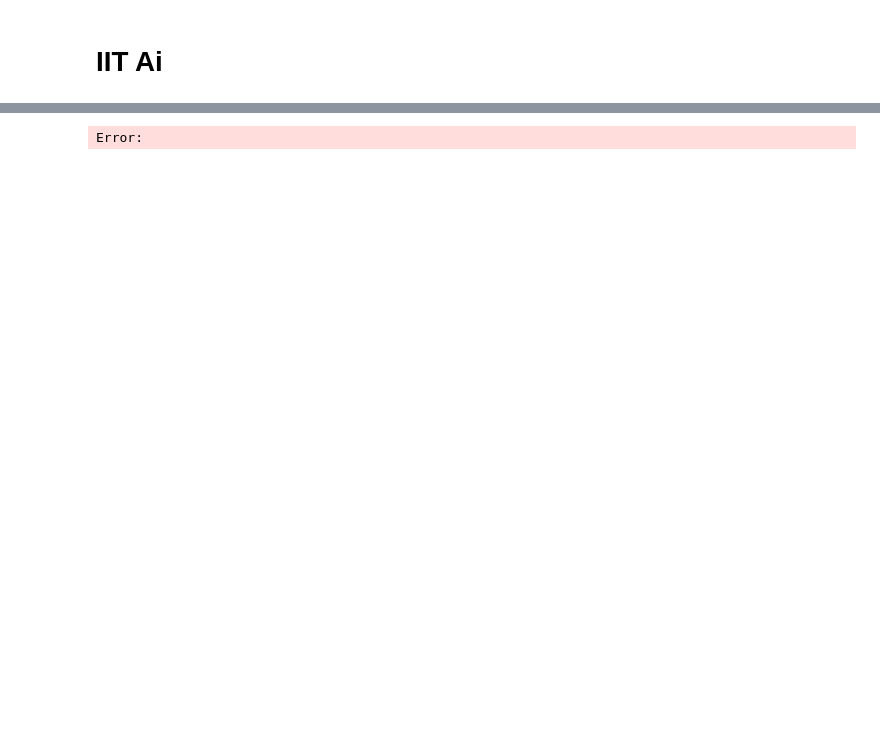
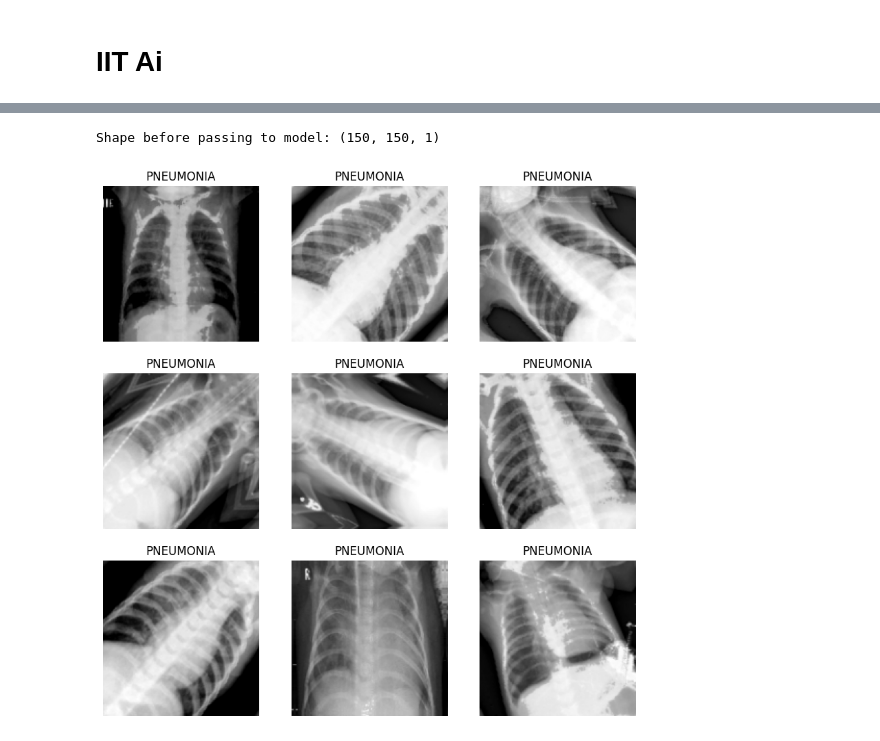
Before and after one commit to Nethaka-K-Wijerathna/iit_pdu_ai, a Jupyter notebook: AI alogorithom to identifiy PNEUMONIA.ipynb, the cells around one changed output, grey strips where cells are left out. Drawn from its saved outputs; the diff is of its cells as text; code cells hidden in the pictures; blank space fills up the shorter version.

```diff
--- a/AI alogorithom to identifiy PNEUMONIA.ipynb
+++ b/AI alogorithom to identifiy PNEUMONIA.ipynb
@@ -25 +62,5 @@ plt.imshow(plt.imread(NORMAL[0]))
+# %%
+autotune = tf.data.AUTOTUNE
+train_ds = train_ds.cache().prefetch(buffer_size=autotune)
+val_ds = val_ds.cache().prefetch(buffer_size=autotune)
 # %%
@@ -39,3 +74,14 @@ NameError: name 'cv' is not defined
 # %%
+k=0
+plt.figure(figsize=(10, 10))
+for images, labels in train_ds.take(1):
+    for j in range(9):
+        ax = plt.subplot(3, 3, j + 1)
+        augmented_image = data_augmentation(images[j])
+        plt.imshow(tf.squeeze(augmented_image).numpy().astype("uint8"), cmap='gray')
+        plt.title(class_names[labels[j]])
+        plt.axis("off")
+print("Shape before passing to model:", augmented_image.shape)
 # %% [output]
-Error:
+Shape before passing to model: (150, 150, 1)
+[figure, added]
```
Also changed, not shown: parts of 9 cells of this notebook, 2 other files.
